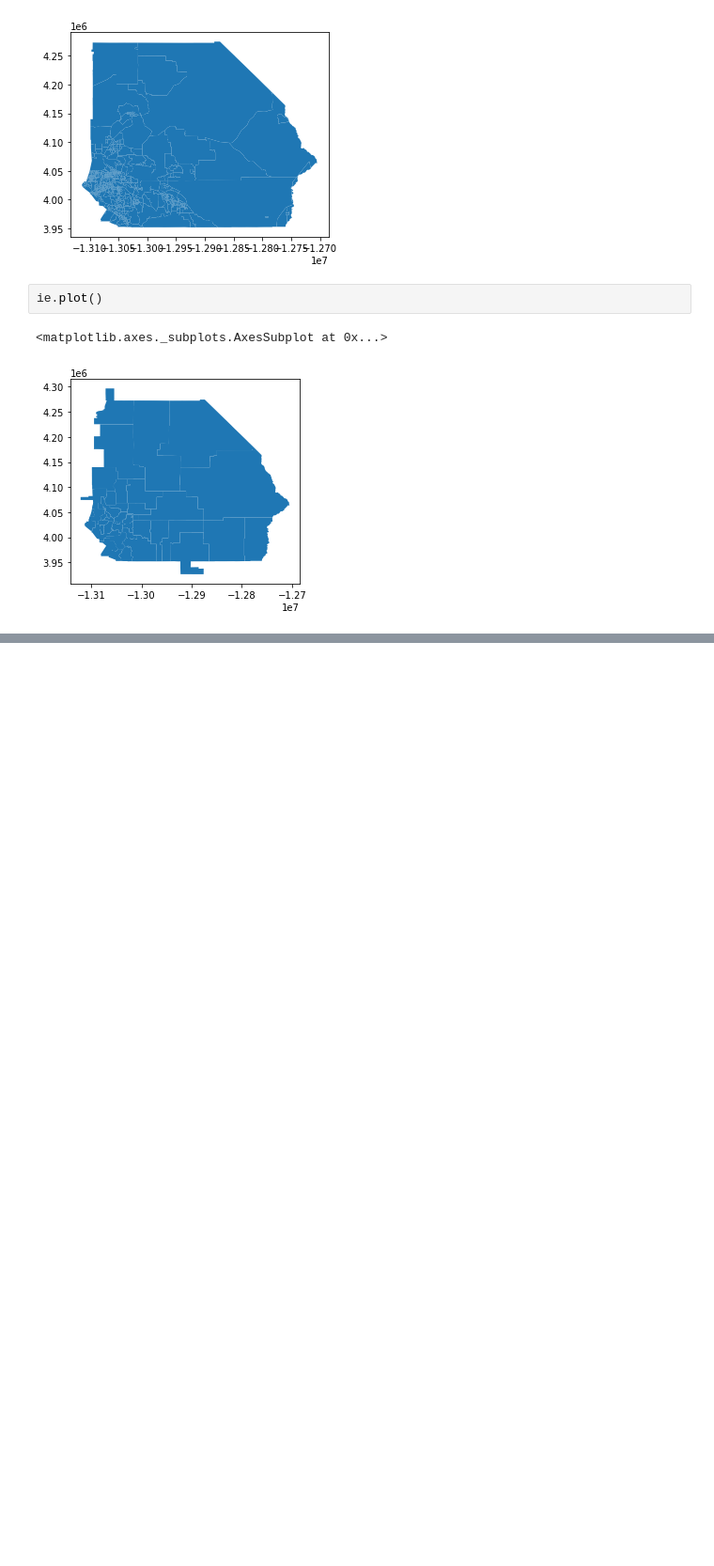
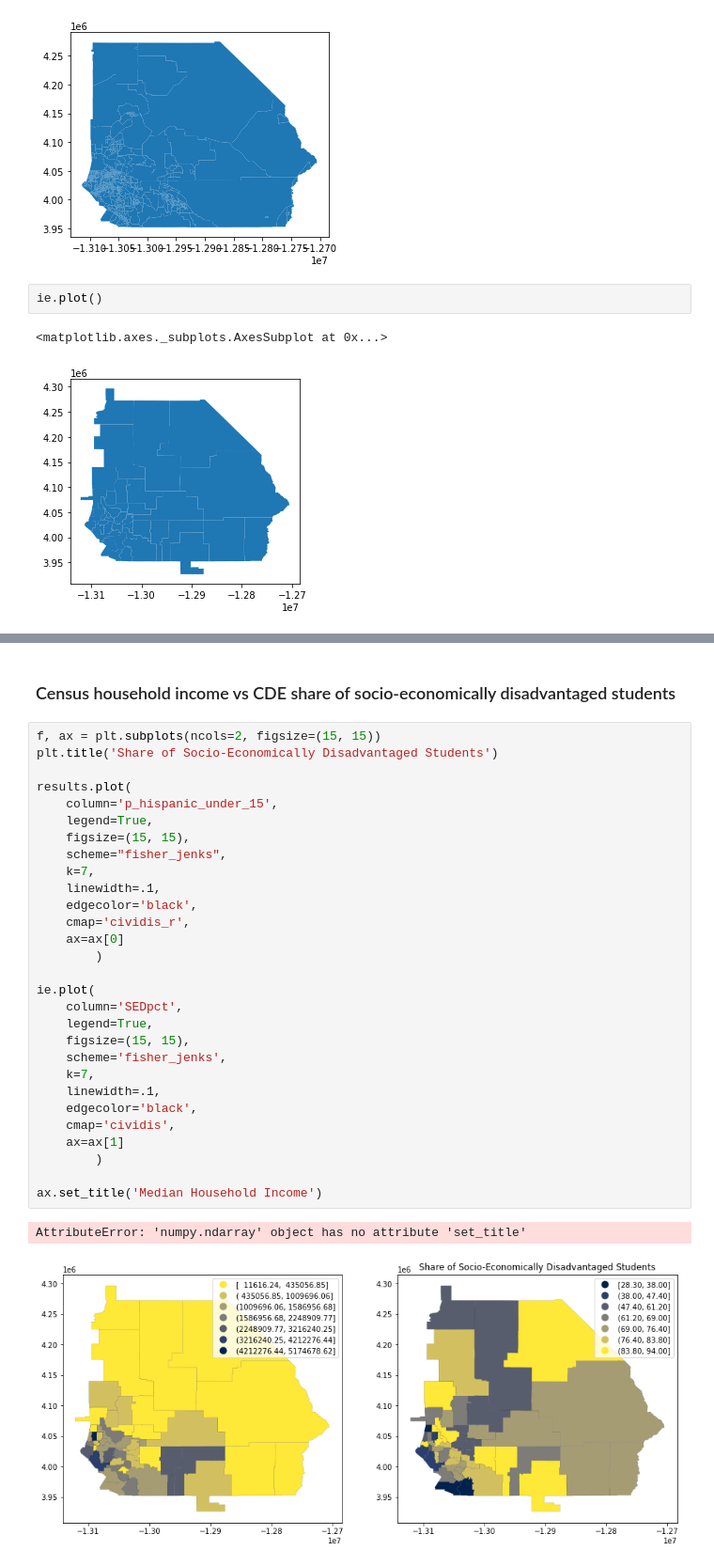
Before and after one commit to fiendskrah/finalcapstone, a Jupyter notebook: 350_ie_geosnap.ipynb, the cells around one changed output, grey strips where cells are left out. Shown at 94% size. Saved outputs shown, nothing was run; the diff lists cells and outputs as text; blank space fills up the shorter version.

```diff
--- a/350_ie_geosnap.ipynb
+++ b/350_ie_geosnap.ipynb
@@ -275,0 +263,34 @@ results
+# %% [markdown]
+### Census household income vs CDE share of socio-economically disadvantaged students
+# %%
+f, ax = plt.subplots(ncols=2, figsize=(15, 15))
+plt.title('Share of Socio-Economically Disadvantaged Students')
+
+results.plot(
+    column='p_hispanic_under_15',
+    legend=True,
+    figsize=(15, 15),
+    scheme="fisher_jenks",
+    k=7,
+    linewidth=.1,
+    edgecolor='black',
+    cmap='cividis_r',
+    ax=ax[0]
+        )
+
+ie.plot(
+    column='SEDpct',
+    legend=True,
+    figsize=(15, 15),
+    scheme='fisher_jenks',
+    k=7,
+    linewidth=.1,
+    edgecolor='black',
+    cmap='cividis',
+    ax=ax[1]
+        )
+
+ax.set_title('Median Household Income')
+# %% [output]
+AttributeError: 'numpy.ndarray' object has no attribute 'set_title'
+[figure, added]
```
Also changed, not shown: parts of 17 cells of this notebook, 1 other file.
